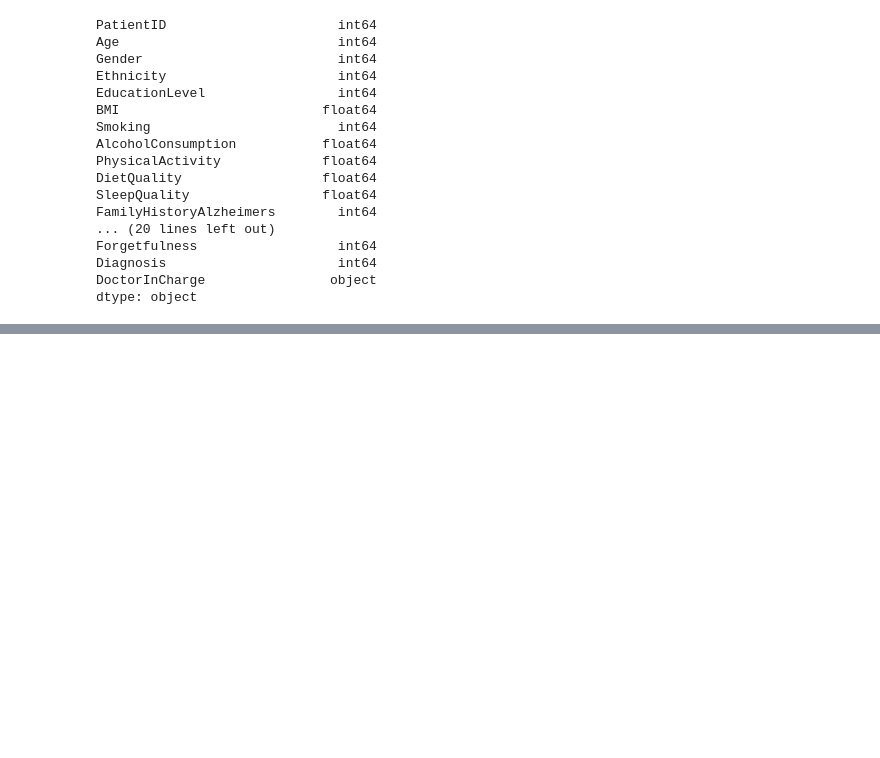
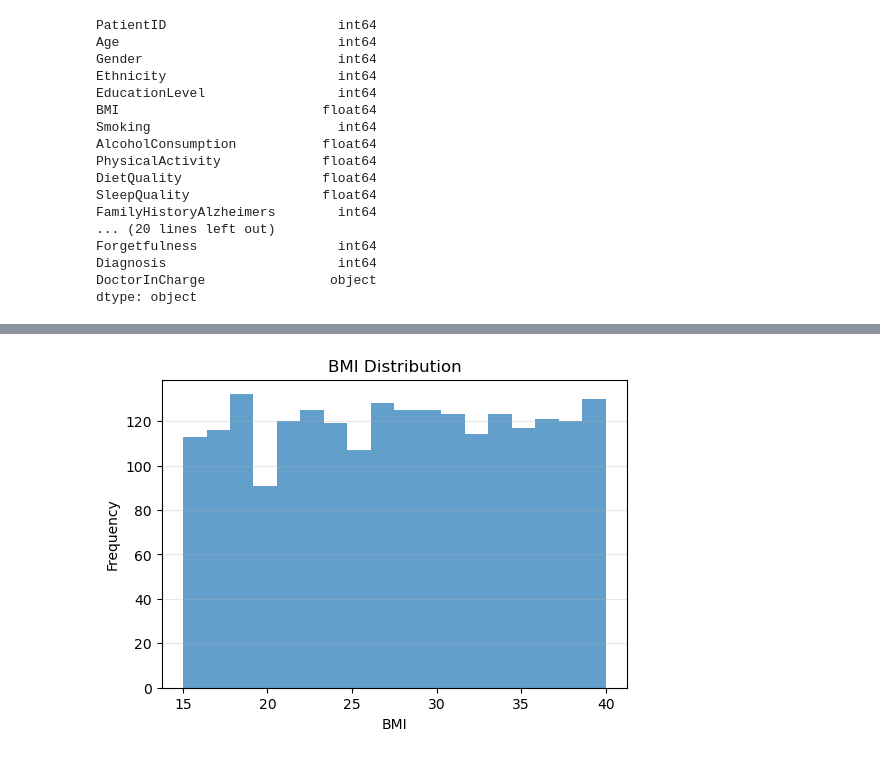
Before and after one commit to shaharberkovich/DataMining_shahar_hila_shir, a Jupyter notebook: AlzheimersProject.ipynb, the cells around one changed output, grey strips where cells are left out. Drawn from its saved outputs; the diff is of its cells as text; code cells hidden in the pictures; blank space fills up the shorter version.

```diff
--- a/AlzheimersProject.ipynb
+++ b/AlzheimersProject.ipynb
@@ -116,0 +124,16 @@ df = df.drop(columns=['PatientID', 'DoctorInCharge'])
+# %%
+plt.figure(figsize=(6,4))
+
+df['BMI'].plot.hist(
+    bins=18,
+    alpha=0.7
+)
+
+plt.title('BMI Distribution')
+plt.xlabel('BMI')
+plt.ylabel('Frequency')
+plt.grid(axis='y', alpha=0.3)
+
+plt.show()
+# %% [output]
+[figure, added]
```
Also changed, not shown: parts of 17 cells of this notebook.
